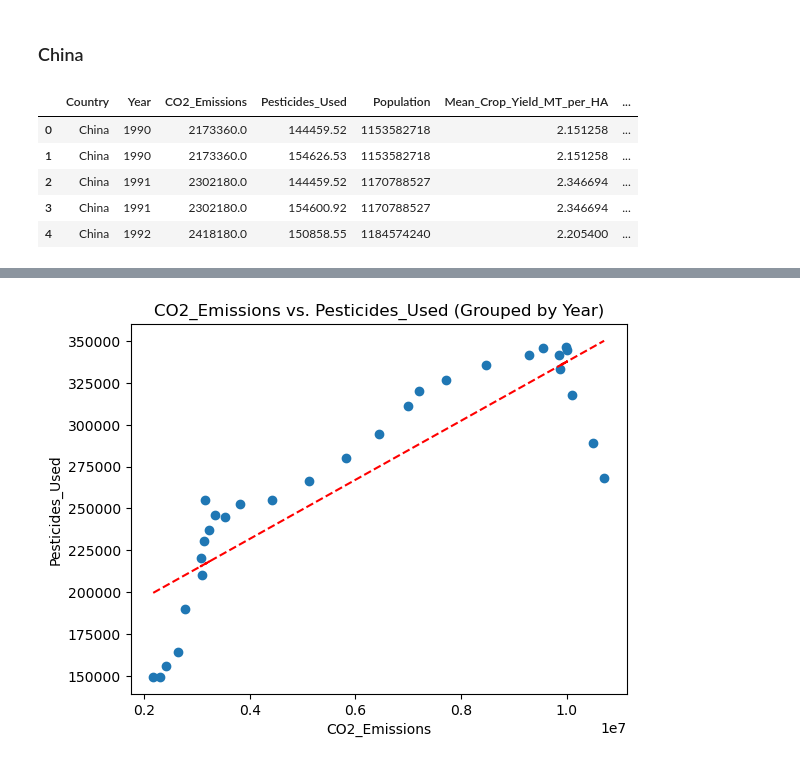
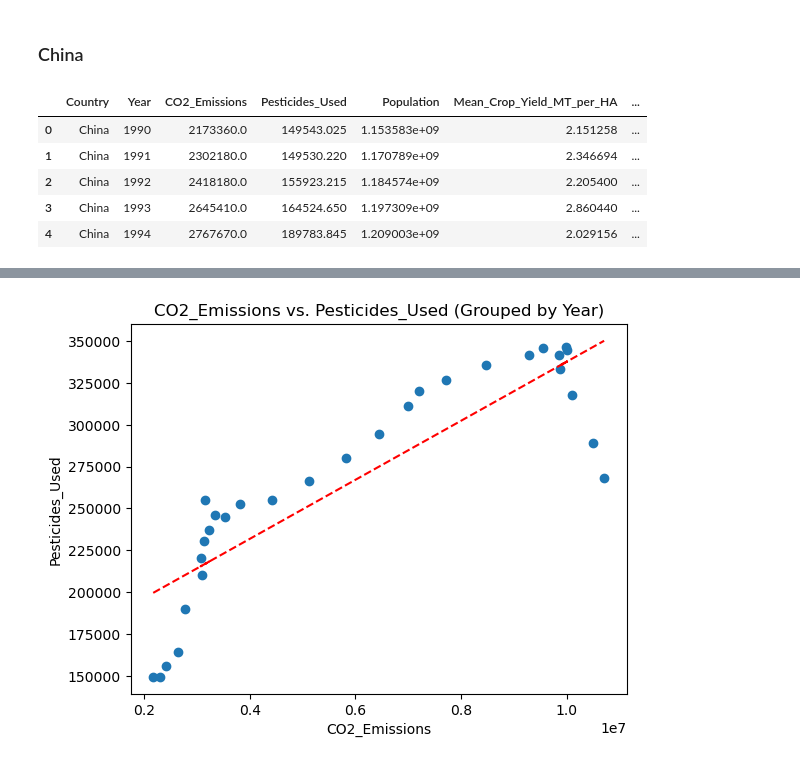
Before and after one commit to EdGonz44/Project-3, a Jupyter notebook: jenny-folder/code-jj2.ipynb, the cells around one changed output, grey strips where cells are left out. Saved outputs shown, nothing was run; the diff lists cells and outputs as text; code cells hidden in the pictures.

```diff
--- a/jenny-folder/code-jj2.ipynb
+++ b/jenny-folder/code-jj2.ipynb
@@ -451,0 +501,12 @@ plot_residuals(merged_df, 'CO2_Emissions', 'Pesticides_Used')
+# %%
+# Calculate the Z-scores for each column
+merged_df['CO2_Z'] = stats.zscore(merged_df['CO2_Emissions'])
+merged_df['Pesticides_Z'] = stats.zscore(merged_df['Pesticides_Used'])
+
+# Filter the data, keeping only rows where Z-scores are less than 3 in absolute value
+merged_df_no_outliers = merged_df[(merged_df['CO2_Z'].abs() < 3) & (merged_df['Pesticides_Z'].abs() < 3)]
+
+# Drop the Z-score columns as they were just for filtering
+merged_df_no_outliers = merged_df_no_outliers.drop(['CO2_Z', 'Pesticides_Z'], axis=1)
+
+merged_df_no_outliers
@@ -569,12 +686,12 @@ The correlation coefficient between Mean_Pesticide_Use_KG_per_HA and Mean_Crop_Y
 ### China
 # %%
 china_df = merged_df[merged_df['Country'] == 'China']
-china_df = china_df.reset_index(drop=True)
+china_df = china_df.groupby(['Country','Year']).mean().reset_index()
 china_df.head()
 # %% [output]
 |  | Country | Year | CO2_Emissions | Pesticides_Used | Population | Mean_Crop_Yield_MT_per_HA | ... |
-| 0 | China | 1990 | 2173360.0 | 144459.52 | 1153582718 | 2.151258 | ... |
-| 1 | China | 1990 | 2173360.0 | 154626.53 | 1153582718 | 2.151258 | ... |
-| 2 | China | 1991 | 2302180.0 | 144459.52 | 1170788527 | 2.346694 | ... |
-| 3 | China | 1991 | 2302180.0 | 154600.92 | 1170788527 | 2.346694 | ... |
-| 4 | China | 1992 | 2418180.0 | 150858.55 | 1184574240 | 2.205400 | ... |
+| 0 | China | 1990 | 2173360.0 | 149543.025 | 1.153583e+09 | 2.151258 | ... |
+| 1 | China | 1991 | 2302180.0 | 149530.220 | 1.170789e+09 | 2.346694 | ... |
+| 2 | China | 1992 | 2418180.0 | 155923.215 | 1.184574e+09 | 2.205400 | ... |
+| 3 | China | 1993 | 2645410.0 | 164524.650 | 1.197309e+09 | 2.860440 | ... |
+| 4 | China | 1994 | 2767670.0 | 189783.845 | 1.209003e+09 | 2.029156 | ... |
```
Also changed, not shown: parts of 22 cells of this notebook, 3 other files.
